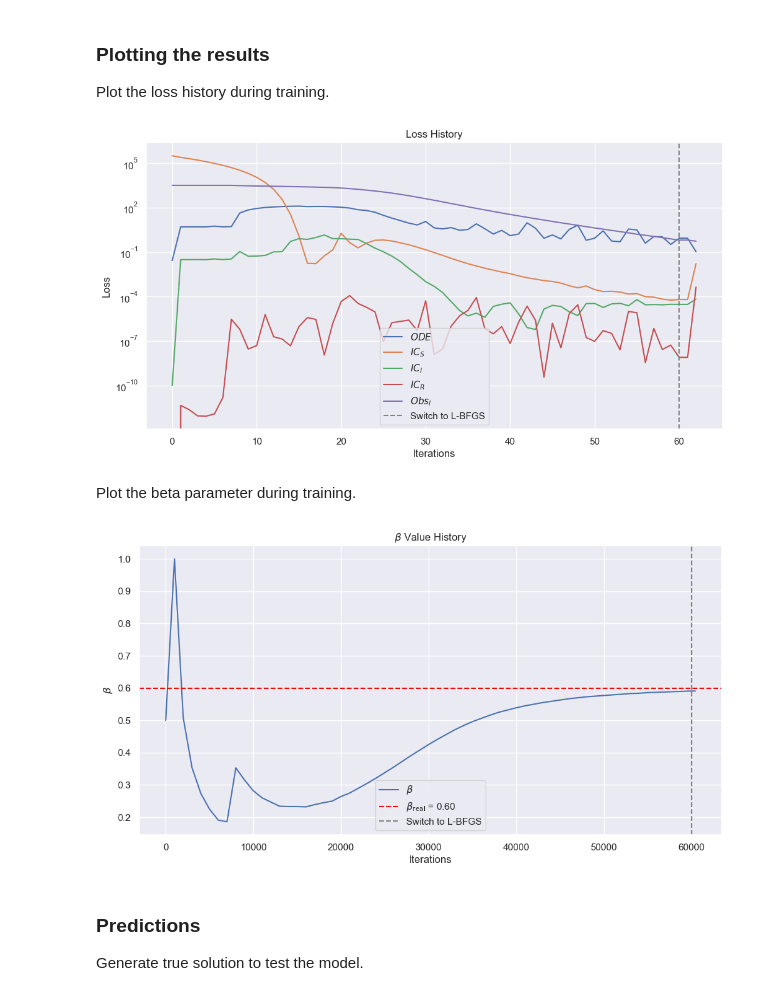
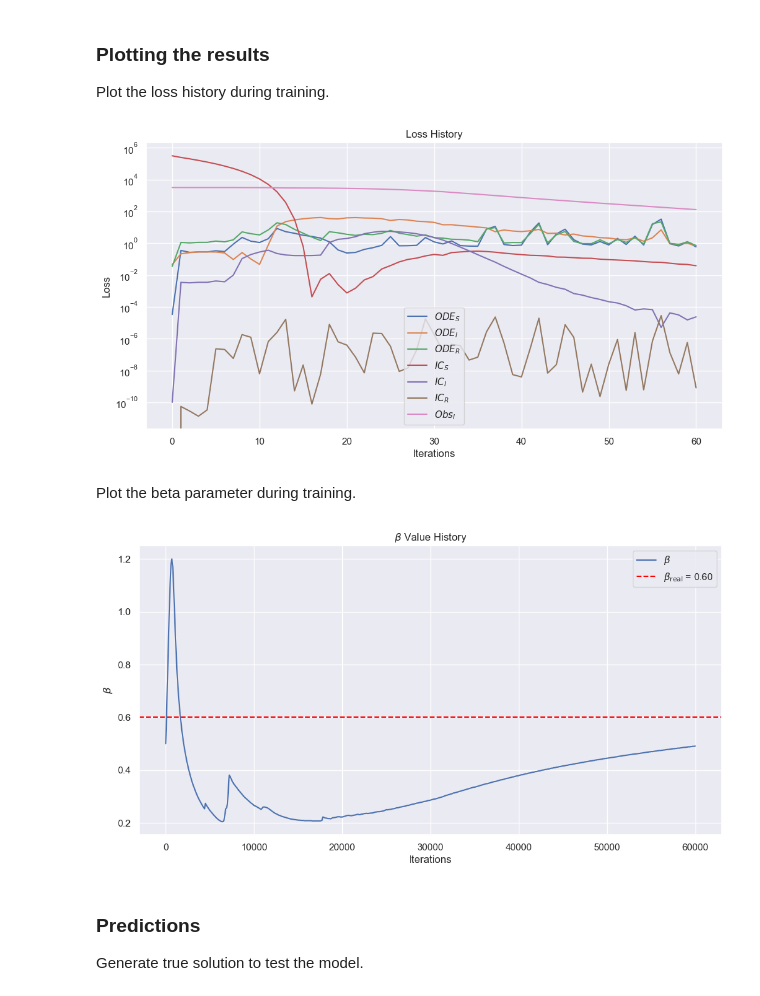
Before and after one commit to GiacomoGuidotto/sir-pinn, a Jupyter notebook: src/contant_rate/merged/merged.ipynb, the cells around one changed output. Cells and saved outputs as stored; diff of their text form; code cells hidden in the pictures.

```diff
--- a/src/contant_rate/merged/merged.ipynb
+++ b/src/contant_rate/merged/merged.ipynb
@@ -172,14 +168,14 @@ The following hyperparameters are used for the model:
 # %%
 layer_size = [1] + [50] * 3 + [3]
 activation = "tanh"
+output_activation = "tanh"
 initializer = "Glorot uniform"
 
-first_optimizer = "adam"
-second_optimizer = "L-BFGS"
+optimizer = "adam"
 lr = 0.001
 loss_function = "MSE"
 
-batch_size = 1000
+batch_size = 100
 iterations = 60000
 # %% [markdown]
 ### Model definition
@@ -209,7 +205,7 @@ def ode_system(t, y):
   res_s = dS_t - (- C1 * beta * I * S)
   res_i = dI_t - (C1 * beta * I * S - C2 * I)
   res_r = dR_t - (C2 * I)
-  return torch.cat([res_s, res_i, res_r], dim=1)
+  return [res_s, res_i, res_r]
 # %% [markdown]
 Define the initial condition. The function will simply return the scaled initial condition for each component. The `boundary` function will be used to apply the ICs only in the correct boundary, which is the initial time. We could've compare the x value to T0, but we can simply use the `on_initial` parameter.
 # %%
@@ -238,6 +234,7 @@ data = dde.data.PDE(
   num_domain=200,
   num_boundary=2,
   anchors=t_data,
+  num_test=20,
 )
 # %% [markdown]
 Define the network as one Feedforward Neural Network that takes the time `t` as input and outputs the three components of the solution `S`, `I`, and `R`.
@@ -257,21 +252,22 @@ At this state, we include the beta parameter as an external trainable variable.
 # %%
-variable = dde.callbacks.VariableValue(
+log_beta = dde.callbacks.VariableValue(
   beta,
   period=batch_size,
   filename=f"{data_dir}/beta_var.dat",
 )
 
 model.compile(
-  optimizer=first_optimizer,
+  optimizer=optimizer,
   lr=lr,
-  # loss=loss_function,
+  loss=loss_function,
+  loss_weights=[1, 1, 1, 1, 1, 1, 1],
   external_trainable_variables=[beta],
 )
 
+resampler = dde.callbacks.PDEPointResampler(period=batch_size)
 loss_history, train_state = model.train(
-  batch_size=batch_size,
   iterations=iterations,
-  callbacks=[variable],
+  callbacks=[resampler, log_beta],
 )
 # %% [output]
 Compiling model...
@@ -340,29 +308,25 @@ Saving test data to data/test.dat ...
 
 Plot the loss history during training.
 # %%
-columns = ["$ODE$", "$IC_S$", "$IC_I$", "$IC_R$", "$Obs_I$"]
+columns = [
+  "$ODE_S$", "$ODE_I$", "$ODE_R$", "$IC_S$", "$IC_I$", "$IC_R$", "$Obs_I$"
+]
 losses = pd.DataFrame(loss_history.loss_train, columns=columns)
 
 plt.subplots(figsize=(12, 6))
 
 for column in columns:
   sns.lineplot(data=losses[column], label=column)
 
-plt.axvline(
-  iterations / batch_size,
-  color="gray",
-  linestyle="--",
-  label="Switch to L-BFGS",
-)
 plt.yscale("log")
 plt.xlabel("Iterations")
 plt.ylabel("Loss")
 plt.title("Loss History")
 plt.legend()
 plt.savefig(f"{assets_dir}/loss_history.png")
 plt.show()
 # %% [output]
-[figure, old version]
+[figure, new version]
 # %% [markdown]
 Plot the beta parameter during training.
 # %%
@@ -391,12 +355,6 @@ plt.axhline(
   linestyle="--",
   label=r"$\beta_{\mathrm{real}}$" + f" = {real_beta:.2f}",
 )
-plt.axvline(
-  iterations,
-  color="gray",
-  linestyle="--",
-  label="Switch to L-BFGS",
-)
 plt.xlabel("Iterations")
 plt.ylabel(r"$\beta$")
 plt.legend()
@@ -404,7 +362,7 @@ plt.title(r"$\beta$ Value History")
 plt.savefig(f"{assets_dir}/beta_history.png")
 plt.show()
 # %% [output]
-[figure, old version]
+[figure, new version]
 # %% [markdown]
 ### Predictions
 
```
Also changed, not shown: parts of 9 cells of this notebook, 14 other files.
